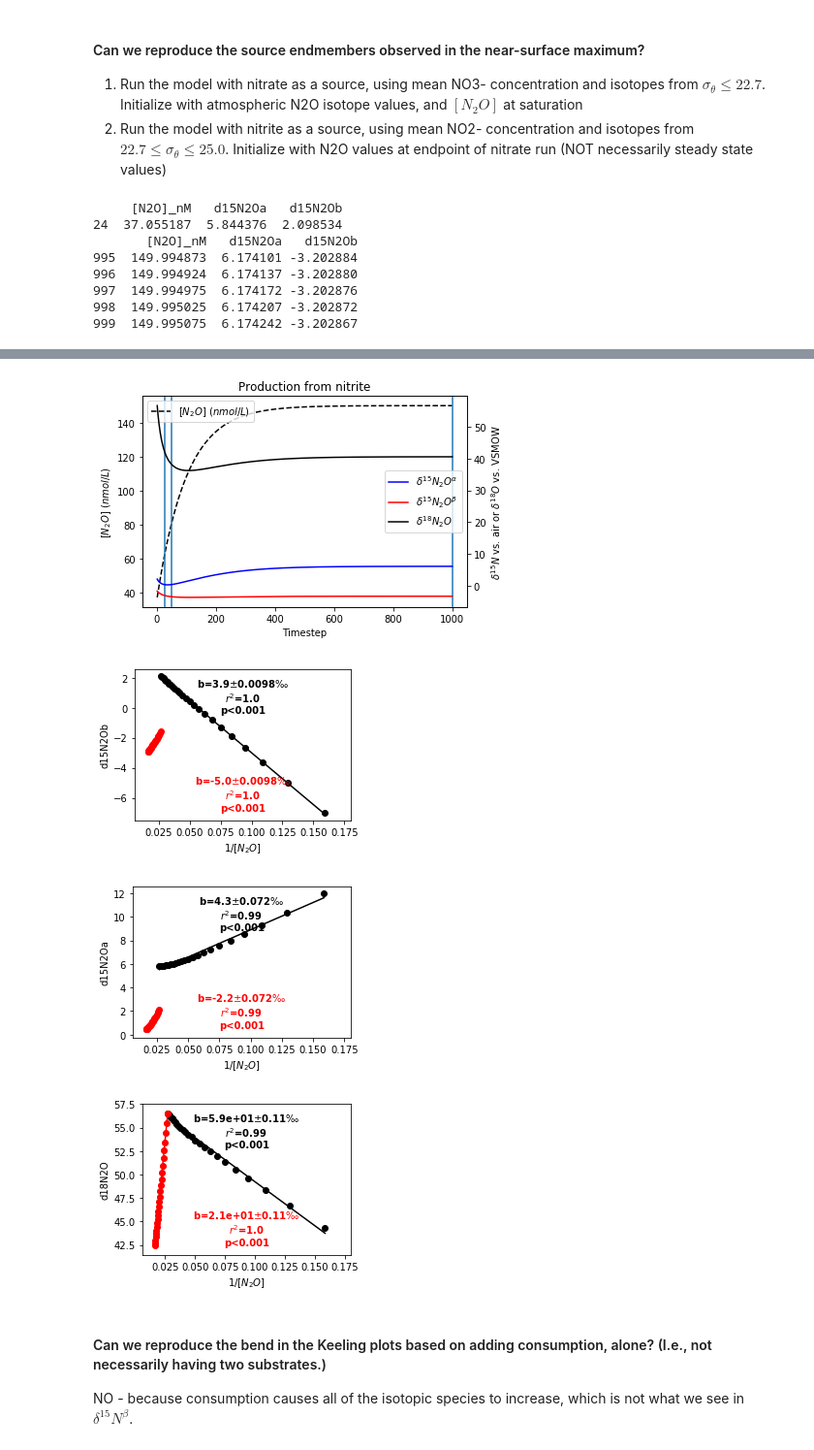
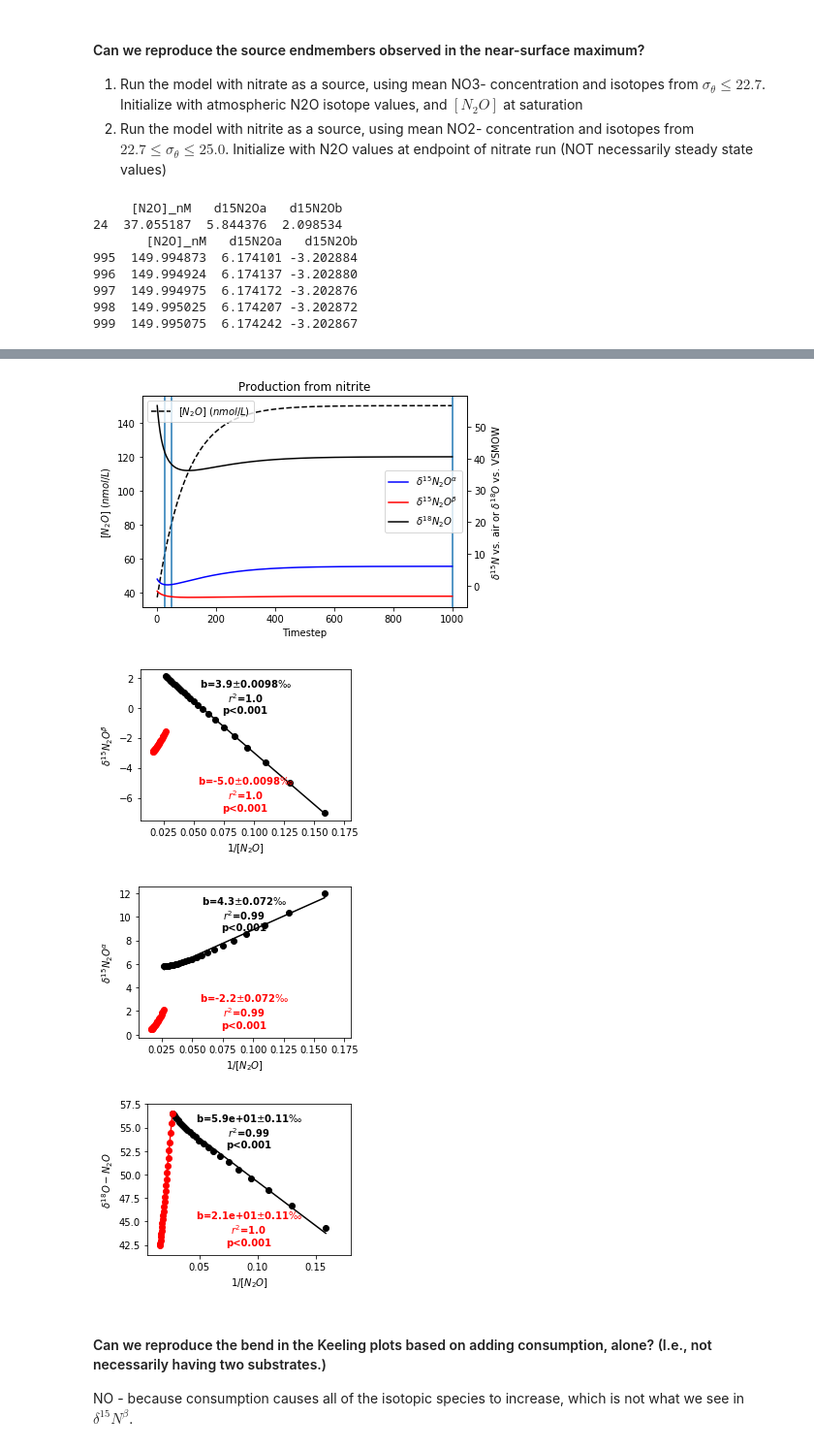
Before and after one commit to ckelly314/N2O_forward_model, a Jupyter notebook: 200413 forward model v4.ipynb, the cells around one changed output, grey strips where cells are left out. Shown: that part at 97% size. Drawn from its saved outputs; the diff is of its cells as text; code cells hidden in the pictures.

Commit message:
update figures

```diff
--- a/200413 forward model v4.ipynb
+++ b/200413 forward model v4.ipynb
@@ -159,8 +159,9 @@ plotter1 = output1[output1.index<c_val]
 plotter2 = output2[output2.index<c_val]
 
 params = ['d15N2Ob','d15N2Oa','d18N2O']
+labels = [r'$\delta^{15}N_2O^{\beta}$',r'$\delta^{15}N_2O^{\alpha}$',r'$\delta^{18}O-N_2O$']
 
-for p in params:
+for p, label in zip(params, labels):
 
     fig, ax = plt.subplots(1,1, figsize=(4,3))
 
@@ -191,37 +192,37 @@ for p in params:
 
     x = sm.add_constant(x_init.to_numpy(), prepend=False)
     model = sm.OLS(y,x)
     results = model.fit()
     m,b = results.params
     merr,berr = results.bse
     mp,bp = results.pvalues
     rsq = results.rsquared
 
     textstr = 'b={:2.2}$\pm${:2.2}$\perthousand$\n$r^2$={:.2}\np<0.001'.format(b, berr, rsq)
     ax.text(0.5, 0.05, textstr, transform=ax.transAxes,color='r',
             horizontalalignment='center', verticalalignment='bottom', fontweight='bold')
-    ax.set_ylabel(p)
+    ax.set_ylabel(label)
     ax.set_xlabel('1/[$N_2O$]')
 
     linx = np.linspace(x_init.min(),x_init.max())
     ax.plot(linx,linx*m+b, color='r')
 
     plt.tight_layout()
     plt.savefig('Figures/near_surface/200109 keeling reconstruction %s.pdf'%p)
 # %% [output]
      [N2O]_nM   d15N2Oa   d15N2Ob
 24  37.055187  5.844376  2.098534
        [N2O]_nM   d15N2Oa   d15N2Ob
 995  149.994873  6.174101 -3.202884
 996  149.994924  6.174137 -3.202880
 997  149.994975  6.174172 -3.202876
 998  149.995025  6.174207 -3.202872
 999  149.995075  6.174242 -3.202867
 [figure]
 [figure]
-[figure, old version]
+[figure, new version]
-[figure, old version]
+[figure, new version]
-[figure, old version]
+[figure, new version]
 # %% [markdown]
 #### Can we reproduce the bend in the Keeling plots based on adding consumption, alone? (I.e., not necessarily having two substrates.)
 
```
Also changed, not shown: parts of 9 cells of this notebook, 19 other files.
